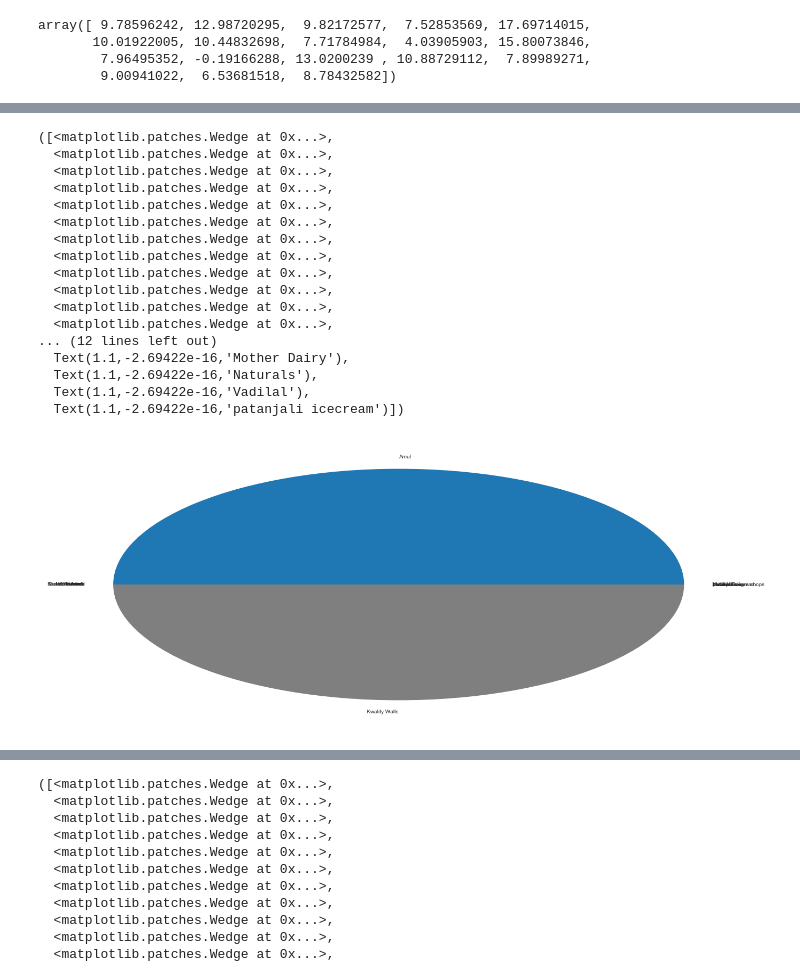
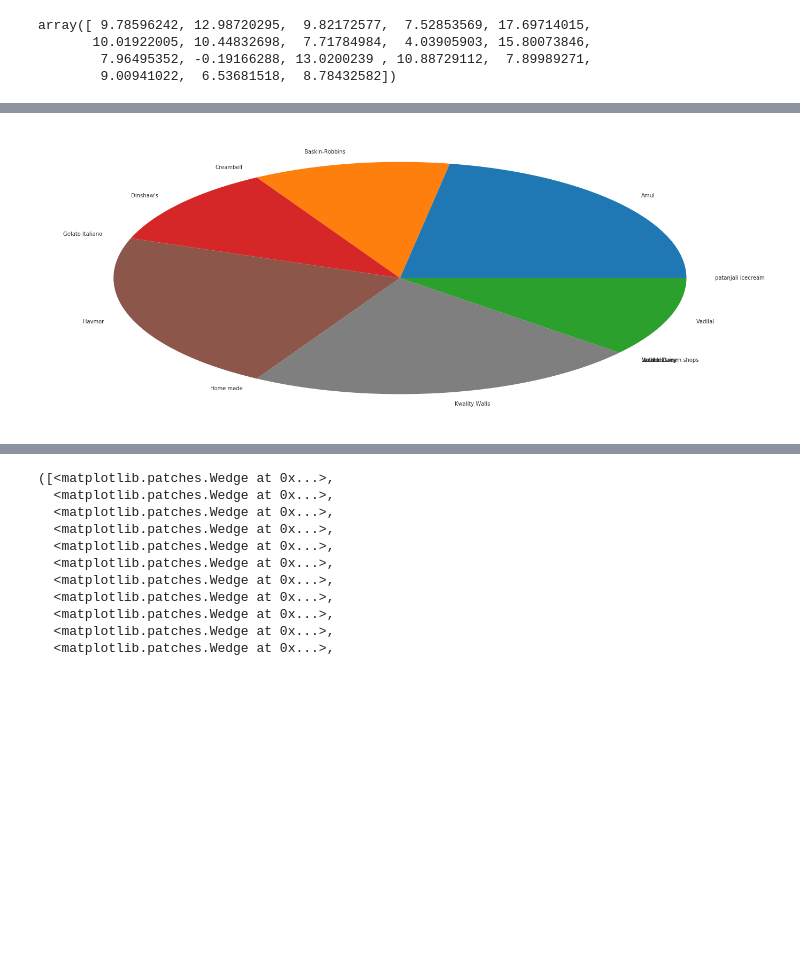
Before and after one commit to PSIB0T/Ice-cream-mining, a Jupyter notebook: IceCream_Pie-checkpoint.ipynb, the cells around one changed output, grey strips where cells are left out. Saved outputs shown, nothing was run; the diff lists cells and outputs as text; code cells hidden in the pictures; blank space fills up the shorter version.

```diff
--- a/IceCream_Pie-checkpoint.ipynb
+++ b/IceCream_Pie-checkpoint.ipynb
@@ -6,7 +6,7 @@ import seaborn as sns
 from itertools import chain
 from sklearn.preprocessing import LabelEncoder,Imputer
 # %%
-df = pd.read_csv('responses.csv')
+df = pd.read_csv('./data/responses.csv')
 # %%
 df.head()
 # %% [output]
@@ -28,4 +28,4 @@ Index(['Timestamp', 'Email Address', 'Name', 'Neighbourhood', 'Rating',
        'Quality', 'Occasion', 'New_flavors'],
       dtype='object')
 # %%
-df = df.drop(['Timestamp', 'Email Address', 'Name', 'Type'], 1)
+df = df.drop(['Timestamp', 'Email Address', 'Name'], 1)
@@ -435,22 +344,6 @@ plt.pie(neighCount['dadar'], labels = brands)
 # %%
-plt.pie(neighCount['dombivli'], labels = brands)
+plt.pie(neighCount['kalyan'], labels = brands)
+plt.show()
 # %% [output]
-([<matplotlib.patches.Wedge at 0x...>,
-  <matplotlib.patches.Wedge at 0x...>,
-  <matplotlib.patches.Wedge at 0x...>,
-  <matplotlib.patches.Wedge at 0x...>,
-  <matplotlib.patches.Wedge at 0x...>,
-  <matplotlib.patches.Wedge at 0x...>,
-  <matplotlib.patches.Wedge at 0x...>,
-  <matplotlib.patches.Wedge at 0x...>,
-  <matplotlib.patches.Wedge at 0x...>,
-  <matplotlib.patches.Wedge at 0x...>,
-  <matplotlib.patches.Wedge at 0x...>,
-  <matplotlib.patches.Wedge at 0x...>,
-... (12 lines left out)
-  Text(1.1,-2.69422e-16,'Mother Dairy'),
-  Text(1.1,-2.69422e-16,'Naturals'),
-  Text(1.1,-2.69422e-16,'Vadilal'),
-  Text(1.1,-2.69422e-16,'patanjali icecream')])
-[figure, old version]
+[figure, new version]
 # %%
```
Also changed, not shown: parts of 16 cells of this notebook, 2 other files.
